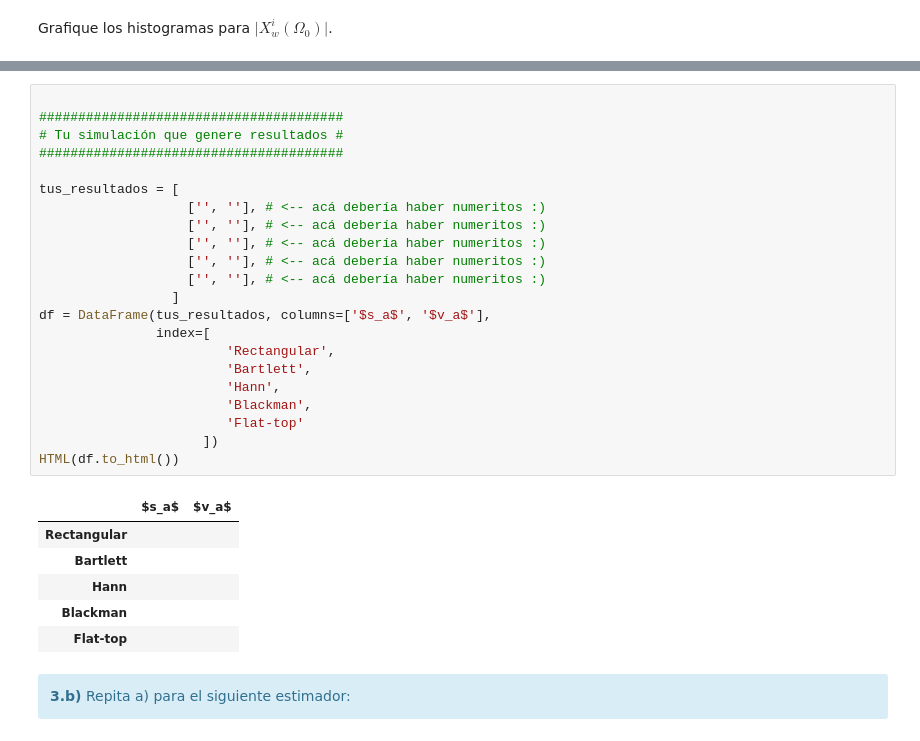
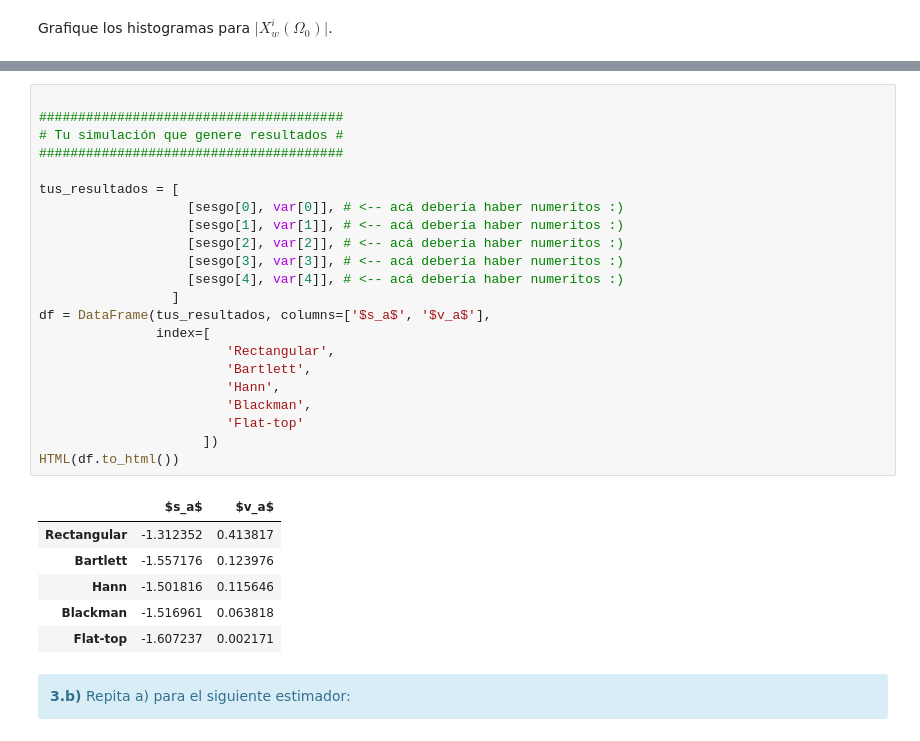
Before and after one commit to fgerce/DSP, a Jupyter notebook: TP2 - Ventanas.ipynb, the cells around one changed output, grey strips where cells are left out. Cells and saved outputs as stored; diff of their text form.

```diff
--- a/TP2 - Ventanas.ipynb
+++ b/TP2 - Ventanas.ipynb
@@ -550,32 +609,32 @@ Grafique los histogramas para  $\lvert X^i_w(\Omega_0) \rvert$.
 # %%
 
 #######################################
 # Tu simulación que genere resultados #
 #######################################
 
 tus_resultados = [
-                   ['', ''], # <-- acá debería haber numeritos :)
-                   ['', ''], # <-- acá debería haber numeritos :)
-                   ['', ''], # <-- acá debería haber numeritos :)
-                   ['', ''], # <-- acá debería haber numeritos :)
-                   ['', ''], # <-- acá debería haber numeritos :)
+                   [sesgo[0], var[0]], # <-- acá debería haber numeritos :)
+                   [sesgo[1], var[1]], # <-- acá debería haber numeritos :)
+                   [sesgo[2], var[2]], # <-- acá debería haber numeritos :)
+                   [sesgo[3], var[3]], # <-- acá debería haber numeritos :)
+                   [sesgo[4], var[4]], # <-- acá debería haber numeritos :)
                  ]
 df = DataFrame(tus_resultados, columns=['$s_a$', '$v_a$'],
                index=[
                         'Rectangular',
                         'Bartlett',
                         'Hann',
                         'Blackman',
                         'Flat-top'
                      ])
 HTML(df.to_html())
 # %% [output]
 |  | $s_a$ | $v_a$ |
-| Rectangular |  |  |
-| Bartlett |  |  |
-| Hann |  |  |
-| Blackman |  |  |
-| Flat-top |  |  |
+| Rectangular | -1.312352 | 0.413817 |
+| Bartlett | -1.557176 | 0.123976 |
+| Hann | -1.501816 | 0.115646 |
+| Blackman | -1.516961 | 0.063818 |
+| Flat-top | -1.607237 | 0.002171 |
 # %% [markdown]
 <div class="alert alert-block alert-info">
 <b>3.b)</b> Repita a) para el siguiente estimador:
```
Also changed, not shown: parts of 7 cells of this notebook, 2 other files.
